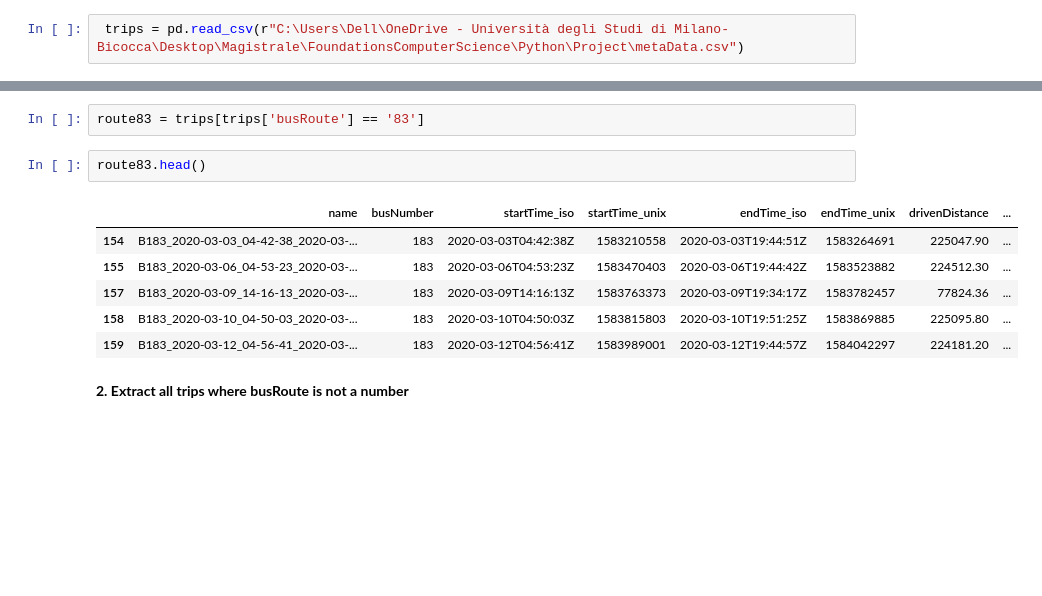
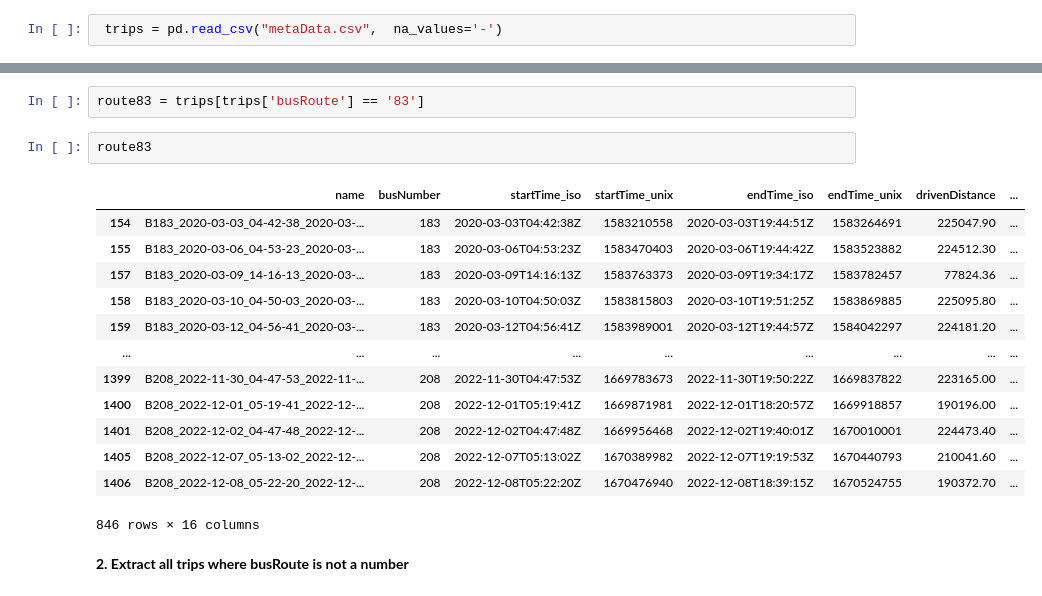
Before and after one commit to EnricoBent/Project_2023_Bentley_Simeoni, a Jupyter notebook: Project_Bentley_Simeoni.ipynb, the cells around one changed output, grey strips where cells are left out. Saved outputs shown, nothing was run; the diff lists cells and outputs as text; blank space fills up the shorter version.

```diff
--- a/Project_Bentley_Simeoni.ipynb
+++ b/Project_Bentley_Simeoni.ipynb
@@ -19,4 +19,4 @@ Notes:
 import pandas as pd
 import numpy as np
 # %%
- trips = pd.read_csv(r"C:\Users\Dell\OneDrive - Università degli Studi di Milano-Bicocca\Desktop\Magistrale\FoundationsComputerScience\Python\Project\metaData.csv")
+ trips = pd.read_csv("metaData.csv",  na_values='-')
@@ -27,14 +25,21 @@ import numpy as np
 # %%
 route83 = trips[trips['busRoute'] == '83']
 # %%
-route83.head()
+route83
 # %% [output]
 |  | name | busNumber | startTime_iso | startTime_unix | endTime_iso | endTime_unix | drivenDistance | ... |
 | 154 | B183_2020-03-03_04-42-38_2020-03-... | 183 | 2020-03-03T04:42:38Z | 1583210558 | 2020-03-03T19:44:51Z | 1583264691 | 225047.90 | ... |
 | 155 | B183_2020-03-06_04-53-23_2020-03-... | 183 | 2020-03-06T04:53:23Z | 1583470403 | 2020-03-06T19:44:42Z | 1583523882 | 224512.30 | ... |
 | 157 | B183_2020-03-09_14-16-13_2020-03-... | 183 | 2020-03-09T14:16:13Z | 1583763373 | 2020-03-09T19:34:17Z | 1583782457 | 77824.36 | ... |
 | 158 | B183_2020-03-10_04-50-03_2020-03-... | 183 | 2020-03-10T04:50:03Z | 1583815803 | 2020-03-10T19:51:25Z | 1583869885 | 225095.80 | ... |
 | 159 | B183_2020-03-12_04-56-41_2020-03-... | 183 | 2020-03-12T04:56:41Z | 1583989001 | 2020-03-12T19:44:57Z | 1584042297 | 224181.20 | ... |
+| ... | ... | ... | ... | ... | ... | ... | ... | ... |
+| 1399 | B208_2022-11-30_04-47-53_2022-11-... | 208 | 2022-11-30T04:47:53Z | 1669783673 | 2022-11-30T19:50:22Z | 1669837822 | 223165.00 | ... |
+| 1400 | B208_2022-12-01_05-19-41_2022-12-... | 208 | 2022-12-01T05:19:41Z | 1669871981 | 2022-12-01T18:20:57Z | 1669918857 | 190196.00 | ... |
+| 1401 | B208_2022-12-02_04-47-48_2022-12-... | 208 | 2022-12-02T04:47:48Z | 1669956468 | 2022-12-02T19:40:01Z | 1670010001 | 224473.40 | ... |
+| 1405 | B208_2022-12-07_05-13-02_2022-12-... | 208 | 2022-12-07T05:13:02Z | 1670389982 | 2022-12-07T19:19:53Z | 1670440793 | 210041.60 | ... |
+| 1406 | B208_2022-12-08_05-22-20_2022-12-... | 208 | 2022-12-08T05:22:20Z | 1670476940 | 2022-12-08T18:39:15Z | 1670524755 | 190372.70 | ... |
+846 rows × 16 columns
 # %% [markdown]
 **2. Extract all trips where busRoute is not a number**
 # %%
```
Also changed, not shown: parts of 30 cells of this notebook.
